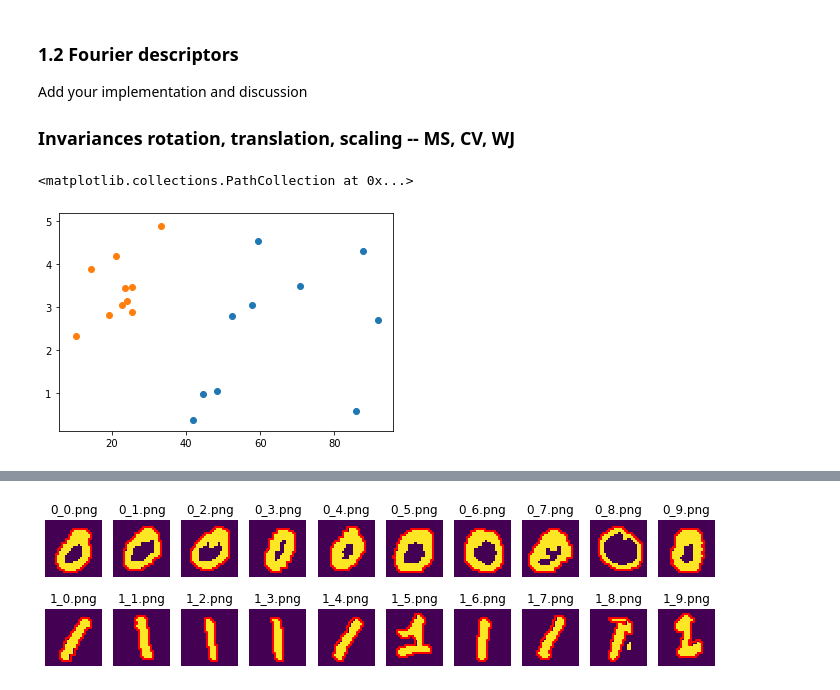
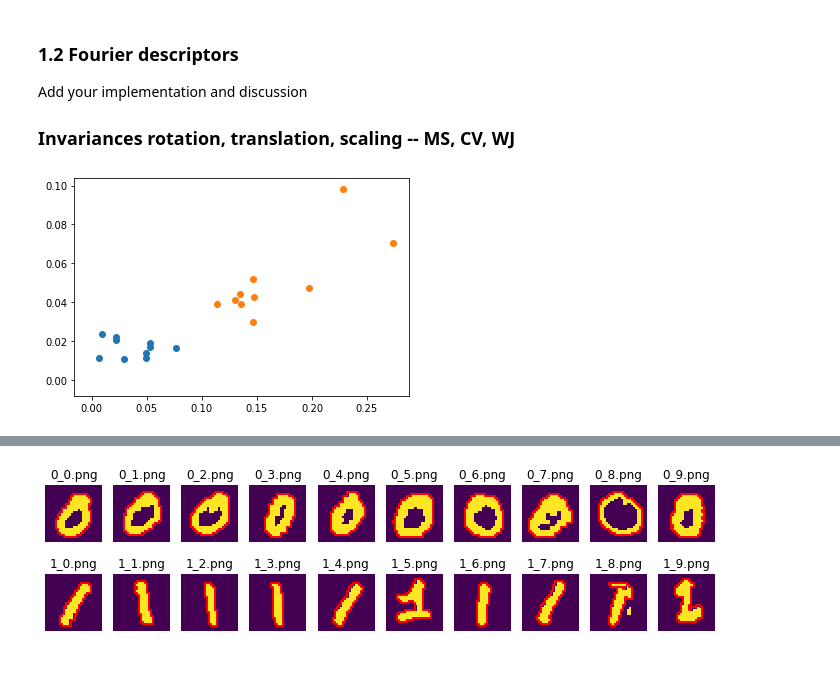
Before and after one commit to Jiang15/Image_analysis_and_pattern-recognition, a Jupyter notebook: Lab 2/lab_02_object_description.ipynb, the cells around one changed output, grey strips where cells are left out. Cells and saved outputs as stored; diff of their text form; code cells hidden in the pictures.

```diff
--- a/Lab 2/lab_02_object_description.ipynb
+++ b/Lab 2/lab_02_object_description.ipynb
@@ -273,36 +274,41 @@ def skeletonize(im):
     skel[skel>0]=1
     return skel
 # %%
-# original images
+def get_fourier_discriptor(images_1, images_2, f1, f2, f_div):
 
-# Contour detection
-contourf_0 = contour_fourier(zeros_im)
-contourf_1 = contour_fourier(ones_im)
+    # Contour detection
+    contourf_0 = contour_fourier(images_1)
+    contourf_1 = contour_fourier(images_2)
 
-f1 = 1
-f2 = 3
-div = 5 # No division when set to -1
 
-FD_0_orig = np.zeros((10,2))
-FD_1_orig = np.zeros((10,2))
+    FD_0_orig = np.zeros((10,2))
+    FD_1_orig = np.zeros((10,2))
 
-for i in range(10):
+    for i in range(len(images_1)):
 
-    fft0 = np.fft.fft(contourf_0[i])#,n = N)
-    fft1 = np.fft.fft(contourf_1[i])#, n = N)
-    fft0[-1] = 1
-    fft1[-1] = 1
+        fft0 = np.fft.fft(contourf_0[i])#,n = N)
+        fft1 = np.fft.fft(contourf_1[i])#, n = N)
 
-    # normalization
-    FD_0_orig[i,:]  = np.abs([fft0[f1],fft0[f2]])/np.abs(fft0[div])  # Translaton (Exclude f0), scaling (ratio)，and rotation(amplitude) invariances
-    FD_1_orig[i,:]  = np.abs([fft1[f1],fft1[f2]])/np.abs(fft1[div])
 
-    # print(FD_0)
-plt.scatter(FD_0_orig[:,0], FD_0_orig[:,1])
-plt.scatter(FD_1_orig[:,0], FD_1_orig[:,1])
+        # normalization
+        if f_div == -1:
+            FD_0_orig[i,:]  = np.abs([fft0[f1],fft0[f2]])  # Translaton (Exclude f0), scaling (ratio)，and rotation(amplitude) invariances
+            FD_1_orig[i,:]  = np.abs([fft1[f1],fft1[f2]])
+
+        else:
+            FD_0_orig[i,:]  = np.abs([fft0[f1],fft0[f2]])/np.abs(fft0[div])  # Translaton (Exclude f0), scaling (ratio)，and rotation(amplitude) invariances
+            FD_1_orig[i,:]  = np.abs([fft1[f1],fft1[f2]])/np.abs(fft1[div])
+
+        # print(FD_0)
+    plt.scatter(FD_0_orig[:,0], FD_0_orig[:,1])
+    plt.scatter(FD_1_orig[:,0], FD_1_orig[:,1])
-# %% [output]
-<matplotlib.collections.PathCollection at 0x...>
-[figure, removed]
+# %%
+f1 = 3
+f2 = 5
+f_div = 1
+get_fourier_discriptor(zeros_im, ones_im, f1, f2, f_div)
+# %% [output]
+[figure, added]
 # %%
 # Apply affine transformations with boolean flags
 rotation = True
```
Also changed, not shown: parts of 22 cells of this notebook.
